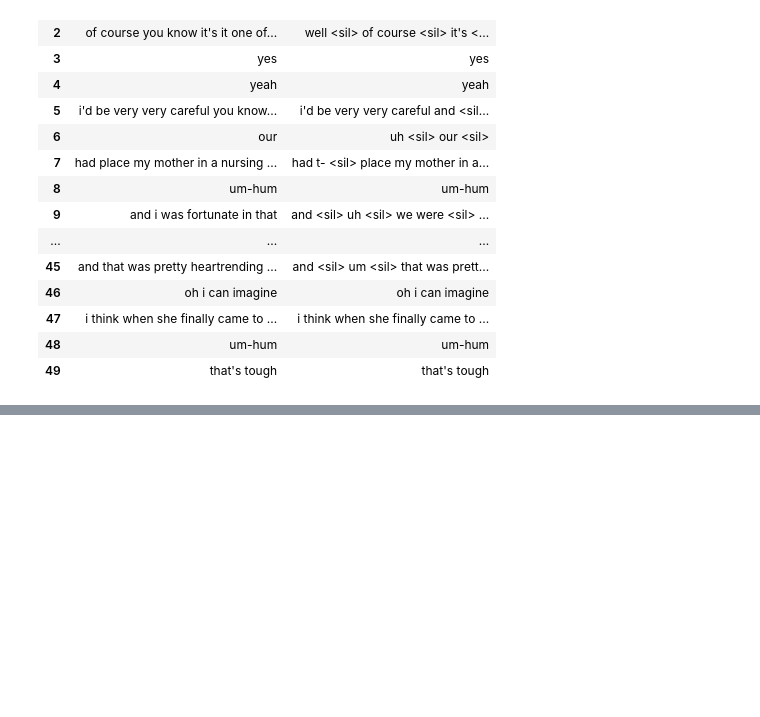
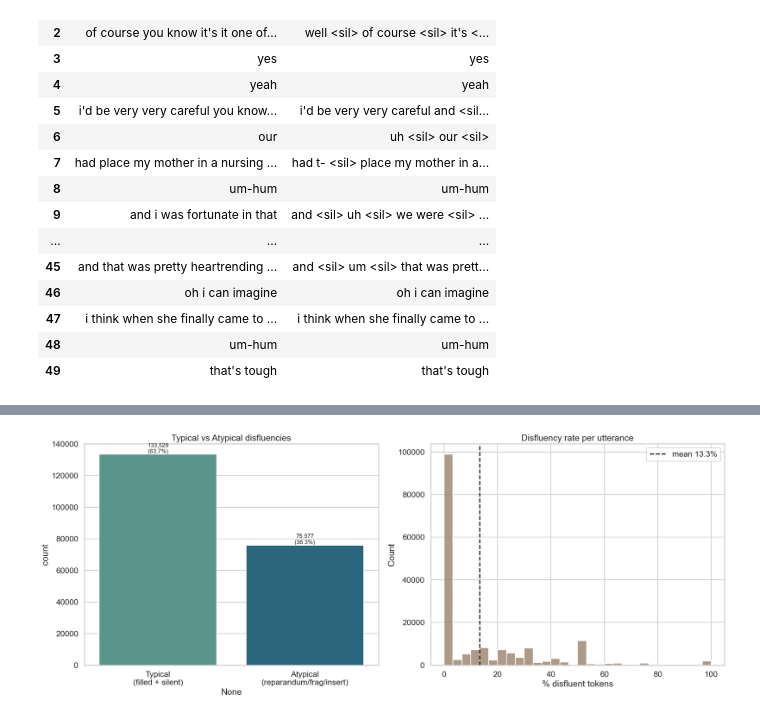
Before and after one commit to lwwws/disfluency-insertion, a Jupyter notebook: visiting.ipynb, the cells around one changed output, grey strips where cells are left out. Cells and saved outputs as stored; diff of their text form; code cells hidden in the pictures; blank space fills up the shorter version.

```diff
--- a/visiting.ipynb
+++ b/visiting.ipynb
@@ -345,0 +528,20 @@ final_df[['tokens', 'bio', 'typ', 'sil_after']].head(50) # different tags for to
+# %%
+fig, ax = plt.subplots(1, 2, figsize=(20, 8))
+tot_typ, tot_atyp = df["n_typical"].sum(), df["n_atypical"].sum()
+
+comp = pd.Series({"Typical\n(filled + silent)": tot_typ, "Atypical\n(reparandum/frag/insert)": tot_atyp})
+sns.barplot(x=comp.index, y=comp.values, hue=comp.index, palette="crest", legend=False, ax=ax[0])
+
+for i, v in enumerate(comp.values):
+    ax[0].text(i, v, f"{v:,}\n({100*v/comp.sum():.1f}%)", ha="center", va="bottom", fontsize=12)
+ax[0].set_title("Typical vs Atypical disfluencies"); ax[0].set_ylabel("count")
+
+# vals = df.loc[df["disfl_rate"] > 0, "disfl_rate"]
+
+sns.histplot(df["disfl_rate"]*100, bins=30, color="#937860", ax=ax[1])
+ax[1].axvline(df["disfl_rate"].mean()*100, color="k", ls="--",
+              label=f"mean {df['disfl_rate'].mean()*100:.1f}%")
+ax[1].set_title("Disfluency rate per utterance"); ax[1].set_xlabel("% disfluent tokens"); ax[1].legend()
+plt.tight_layout(); plt.show()
+# %% [output]
+[figure, added]
```
Also changed, not shown: parts of 11 cells of this notebook.
